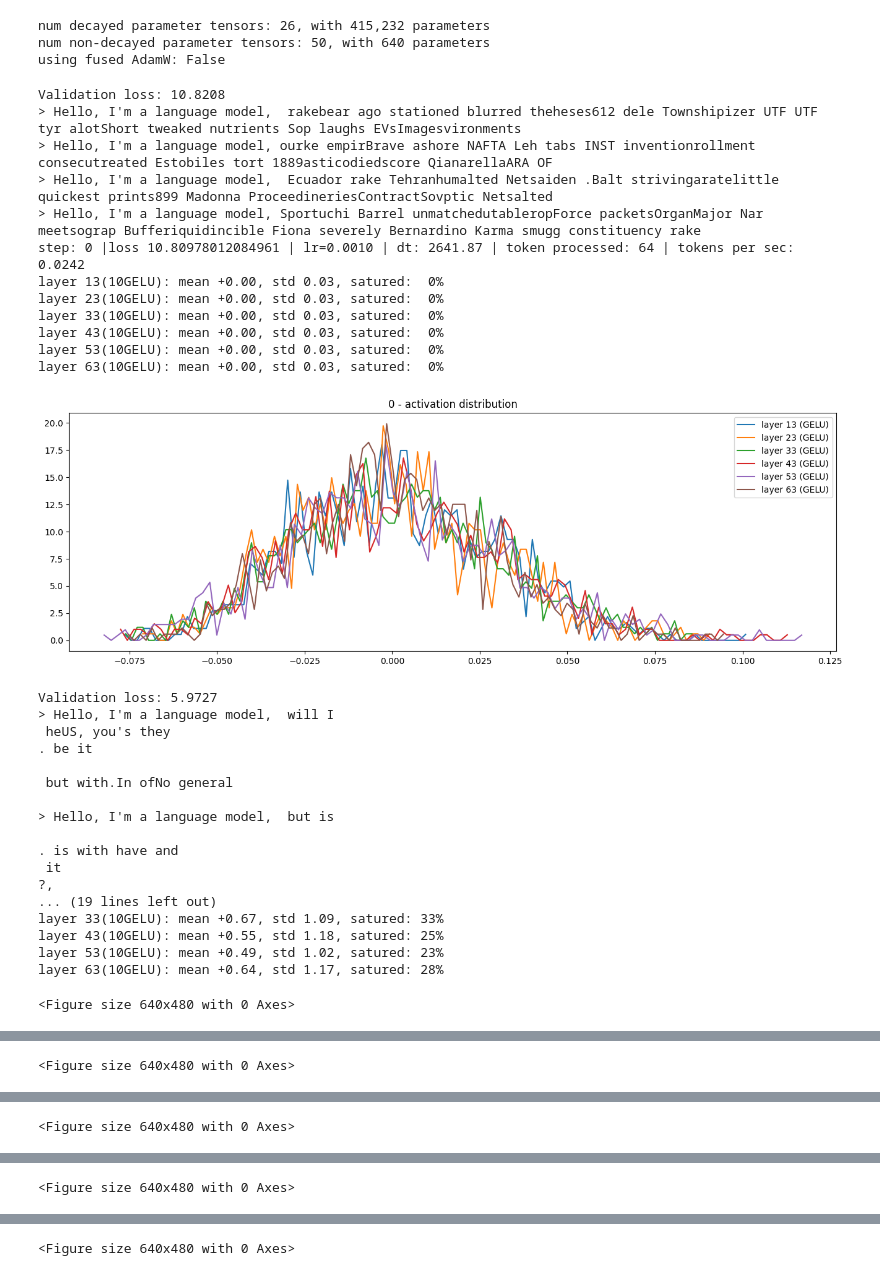
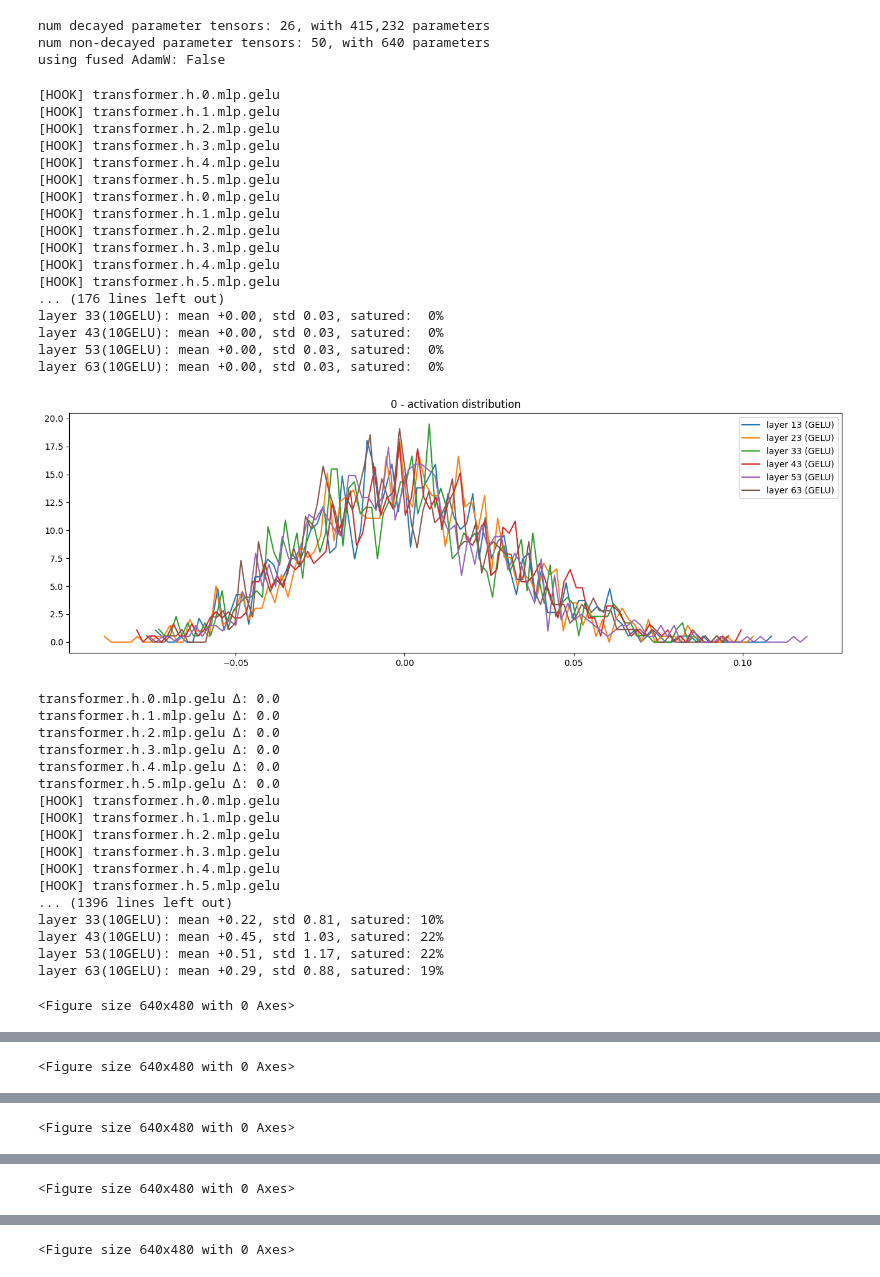
Before and after one commit to kxk254/mit, a Jupyter notebook: Karpathy/nanogpt/reproduce/nanotwo.ipynb, the cells around one changed output, grey strips where cells are left out. Drawn from its saved outputs; the diff is of its cells as text; code cells hidden in the pictures.

```diff
--- a/Karpathy/nanogpt/reproduce/nanotwo.ipynb
+++ b/Karpathy/nanogpt/reproduce/nanotwo.ipynb
@@ -408,8 +455,10 @@ using fused AdamW: False
 # %%
-
-for i, layer in enumerate(model.modules()):
+hook_handles = {}
+# for i, layer in enumerate(model.modules()):
+for name, layer in model.named_modules():
     if isinstance(layer, nn.GELU):
-        layer.register_forward_hook(save_activation_and_gradients(f'gelu_{i}'))
+        handle = layer.register_forward_hook(save_activation_and_gradients(name))
+        hook_handles[name] = handle
 
 plt.ion()
 pltactivation = ActivDist(16, 5)
@@ -499,57 +548,74 @@ for i in range(max_steps):
     dt = (t1-t0)*1000
     if dt == 0:
         dt = 3e-8
     tokens_processed = train_loader.B * train_loader.T * grad_accum_steps
     tokens_per_sec = tokens_processed / dt
 
     with torch.no_grad():
         ud.append([(lr*p.grad.std() / p.data.std()).log10().item() for p in parameters])  #(STEP, PARAMETERS)
         """
         relative size of the update compared to parameter's scale
         convert this ratio to log base 10 and extract as Python float
         store the log-relative update for each parameter at each step
         """
 
     if i % 100 == 0:
         print(f"step: {i} |loss {loss_accum} | lr={lr:.4f} | dt: {dt:.2f} | token processed: {tokens_processed} | tokens per sec: {tokens_per_sec:.4f}")
 
 
         pltactivation.figure(model.modules(), i)
+        # pltactivation.figure(activations, i)
         plt.draw()
         plt.pause(0.01)
 
+        for name, layer in model.named_modules():
+            if isinstance(layer, nn.GELU):
+                if not hasattr(layer, "out"):
+                    print(f"[MISSING] {name} has no .out")
+                    continue
+                if name not in activations:
+                    print(f"[MISSING] {name} missing from activations dict")
+                    continue
+
+                delta = (activations[name] - layer.out).abs().max()
+                print(f"{name} ∆: {delta}")
 
 
 plt.ioff()
 # %% [output]
-Validation loss: 10.8208
-> Hello, I'm a language model,  rakebear ago stationed blurred theheses612 dele Townshipizer UTF UTF tyr alotShort tweaked nutrients Sop laughs EVsImagesvironments
-> Hello, I'm a language model, ourke empirBrave ashore NAFTA Leh tabs INST inventionrollment consecutreated Estobiles tort 1889asticodiedscore QianarellaARA OF
-> Hello, I'm a language model,  Ecuador rake Tehranhumalted Netsaiden .Balt strivingaratelittle quickest prints899 Madonna ProceedineriesContractSovptic Netsalted
-> Hello, I'm a language model, Sportuchi Barrel unmatchedutableropForce packetsOrganMajor Nar meetsograp Bufferiquidincible Fiona severely Bernardino Karma smugg constituency rake
-step: 0 |loss 10.80978012084961 | lr=0.0010 | dt: 2641.87 | token processed: 64 | tokens per sec: 0.0242
-layer 13(10GELU): mean +0.00, std 0.03, satured:  0%
-layer 23(10GELU): mean +0.00, std 0.03, satured:  0%
+[HOOK] transformer.h.0.mlp.gelu
+[HOOK] transformer.h.1.mlp.gelu
+[HOOK] transformer.h.2.mlp.gelu
+[HOOK] transformer.h.3.mlp.gelu
+[HOOK] transformer.h.4.mlp.gelu
+[HOOK] transformer.h.5.mlp.gelu
+[HOOK] transformer.h.0.mlp.gelu
+[HOOK] transformer.h.1.mlp.gelu
+[HOOK] transformer.h.2.mlp.gelu
+[HOOK] transformer.h.3.mlp.gelu
+[HOOK] transformer.h.4.mlp.gelu
+[HOOK] transformer.h.5.mlp.gelu
+... (176 lines left out)
 layer 33(10GELU): mean +0.00, std 0.03, satured:  0%
 layer 43(10GELU): mean +0.00, std 0.03, satured:  0%
 layer 53(10GELU): mean +0.00, std 0.03, satured:  0%
 layer 63(10GELU): mean +0.00, std 0.03, satured:  0%
-[figure, old version]
+[figure, new version]
-Validation loss: 5.9727
-> Hello, I'm a language model,  will I
- heUS, you's they
-. be it
-
- but with.In ofNo general
-
-> Hello, I'm a language model,  but is
-
-. is with have and
- it
-?,
-... (19 lines left out)
-layer 33(10GELU): mean +0.67, std 1.09, satured: 33%
-layer 43(10GELU): mean +0.55, std 1.18, satured: 25%
-layer 53(10GELU): mean +0.49, std 1.02, satured: 23%
-layer 63(10GELU): mean +0.64, std 1.17, satured: 28%
+transformer.h.0.mlp.gelu ∆: 0.0
+transformer.h.1.mlp.gelu ∆: 0.0
+transformer.h.2.mlp.gelu ∆: 0.0
+transformer.h.3.mlp.gelu ∆: 0.0
+transformer.h.4.mlp.gelu ∆: 0.0
+transformer.h.5.mlp.gelu ∆: 0.0
+[HOOK] transformer.h.0.mlp.gelu
+[HOOK] transformer.h.1.mlp.gelu
+[HOOK] transformer.h.2.mlp.gelu
+[HOOK] transformer.h.3.mlp.gelu
+[HOOK] transformer.h.4.mlp.gelu
+[HOOK] transformer.h.5.mlp.gelu
+... (1396 lines left out)
+layer 33(10GELU): mean +0.22, std 0.81, satured: 10%
+layer 43(10GELU): mean +0.45, std 1.03, satured: 22%
+layer 53(10GELU): mean +0.51, std 1.17, satured: 22%
+layer 63(10GELU): mean +0.29, std 0.88, satured: 19%
 <Figure size 640x480 with 0 Axes>
```
Also changed, not shown: parts of 5 cells of this notebook, 1 other file.
